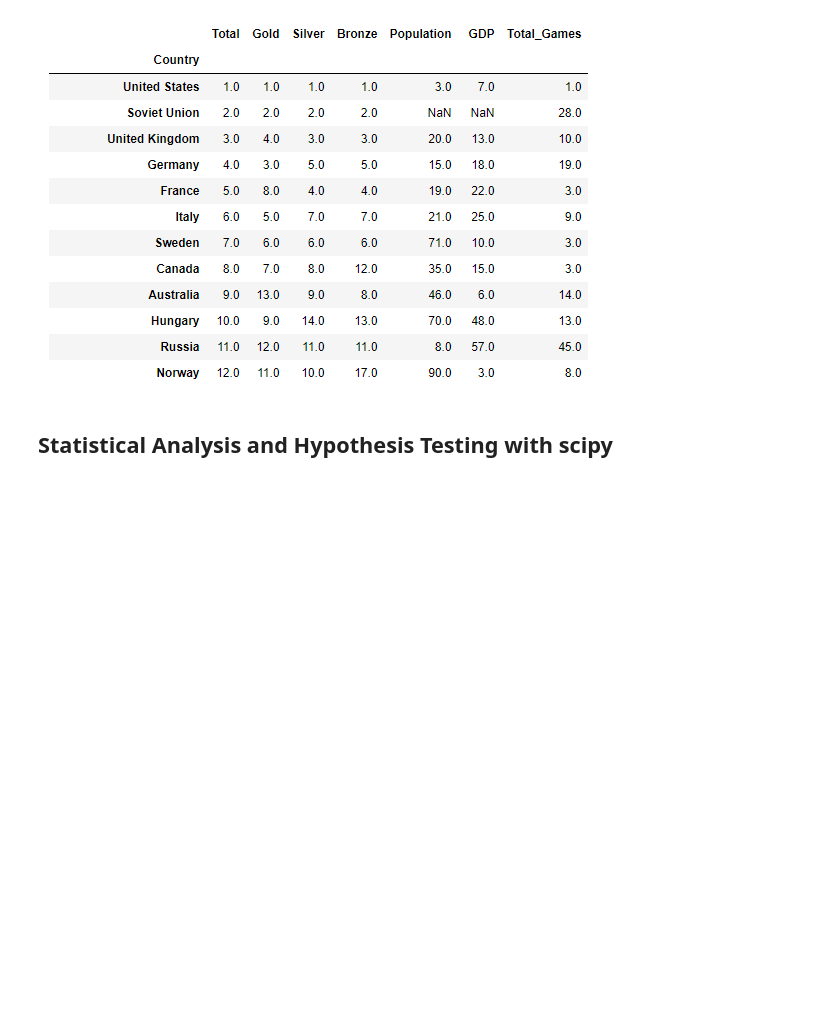
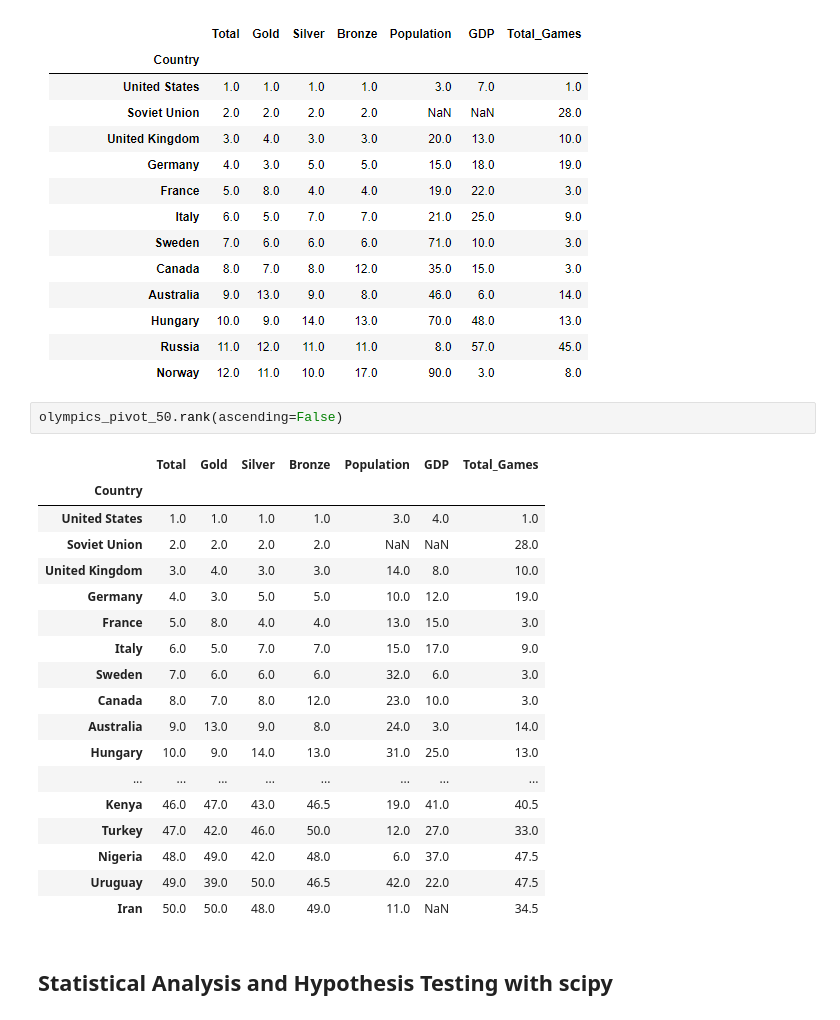
Before and after one commit to hamednasr/Explanatory-Data-Analysis, a Jupyter notebook: Explanatory_DataAnalysis_Challenge.ipynb, the cells around one changed output. Drawn from its saved outputs; the diff is of its cells as text; blank space fills up the shorter version.

Commit message:
ranked dataframe

```diff
--- a/Explanatory_DataAnalysis_Challenge.ipynb
+++ b/Explanatory_DataAnalysis_Challenge.ipynb
@@ -777,6 +760,27 @@ olympics_pivot_50
 2. __Convert__ the __absolute values__ in the DataFrame into __ranks__ and save the ranks DataFrame in new variable (see screenshot). Ranks are more meaningful than absolute numbers.
 # %% [markdown]
 ![image.png](attachment:image.png)
+# %%
+olympics_pivot_50.rank(ascending=False)
+# %% [output]
+|  | Total | Gold | Silver | Bronze | Population | GDP | Total_Games |
+| Country |  |  |  |  |  |  |  |
+| United States | 1.0 | 1.0 | 1.0 | 1.0 | 3.0 | 4.0 | 1.0 |
+| Soviet Union | 2.0 | 2.0 | 2.0 | 2.0 | NaN | NaN | 28.0 |
+| United Kingdom | 3.0 | 4.0 | 3.0 | 3.0 | 14.0 | 8.0 | 10.0 |
+| Germany | 4.0 | 3.0 | 5.0 | 5.0 | 10.0 | 12.0 | 19.0 |
+| France | 5.0 | 8.0 | 4.0 | 4.0 | 13.0 | 15.0 | 3.0 |
+| Italy | 6.0 | 5.0 | 7.0 | 7.0 | 15.0 | 17.0 | 9.0 |
+| Sweden | 7.0 | 6.0 | 6.0 | 6.0 | 32.0 | 6.0 | 3.0 |
+| Canada | 8.0 | 7.0 | 8.0 | 12.0 | 23.0 | 10.0 | 3.0 |
+| Australia | 9.0 | 13.0 | 9.0 | 8.0 | 24.0 | 3.0 | 14.0 |
+| Hungary | 10.0 | 9.0 | 14.0 | 13.0 | 31.0 | 25.0 | 13.0 |
+| ... | ... | ... | ... | ... | ... | ... | ... |
+| Kenya | 46.0 | 47.0 | 43.0 | 46.5 | 19.0 | 41.0 | 40.5 |
+| Turkey | 47.0 | 42.0 | 46.0 | 50.0 | 12.0 | 27.0 | 33.0 |
+| Nigeria | 48.0 | 49.0 | 42.0 | 48.0 | 6.0 | 37.0 | 47.5 |
+| Uruguay | 49.0 | 39.0 | 50.0 | 46.5 | 42.0 | 22.0 | 47.5 |
+| Iran | 50.0 | 50.0 | 48.0 | 49.0 | 11.0 | NaN | 34.5 |
 # %% [markdown]
 ## Statistical Analysis and Hypothesis Testing with scipy
 # %% [markdown]
```
Also changed, not shown: parts of 5 cells of this notebook.
